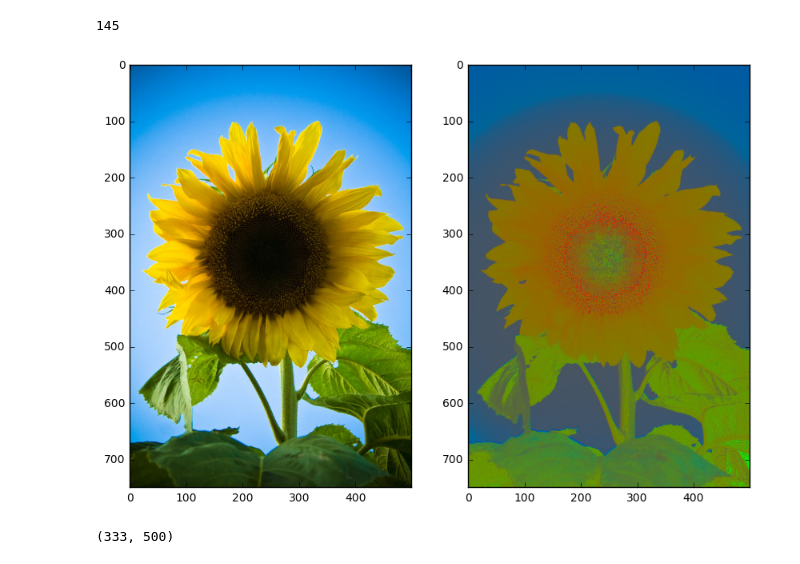
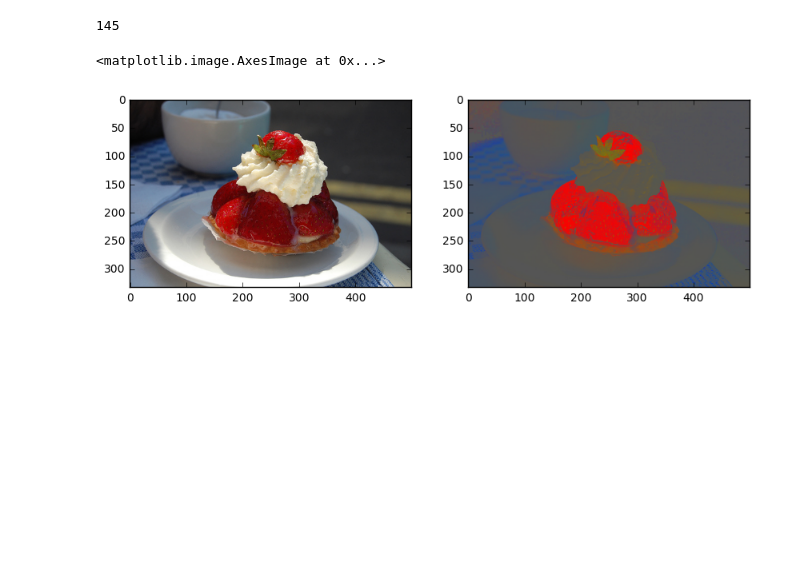
Before and after one commit to GrimReaperSam/SILE, a Jupyter notebook: Segmentation.ipynb, the cells around one changed output. Drawn from its saved outputs; the diff is of its cells as text; code cells hidden in the pictures; blank space fills up the shorter version.

```diff
--- a/Segmentation.ipynb
+++ b/Segmentation.ipynb
@@ -60,5 +34,5 @@ array([[  0.00000000e+00,   0.00000000e+00,   0.00000000e+00,
 # %%
-filename = 'z-values/sunflower.pkl'
+filename = 'z-values/strawberry-local.pkl'
 zcollection = pickle.load(open(filename, 'rb'))
 
 for key in zcollection.reject('lightness_layout', 'chroma_layout', 'hue_layout', 'details_hist',
@@ -66,7 +40,7 @@ for key in zcollection.reject('lightness_layout', 'chroma_layout', 'hue_layout',
     dir_path = base_path / key
     dir_path.mkdir(exist_ok=True, parents=True)
 
-keyword = 'flickr-sunflower'
+keyword = 'strawberry-1'
 image = imread(originals_path / ('%s.jpg' % keyword))
 seg_b = imread(masks_path / ('%s-mask.png' % keyword)).astype(np.bool)
 
@@ -229,25 +238,15 @@ a[a>0].size
 # %%
 res = image.astype(np.float32)
 rgb_sum = image.sum(axis=2)
-r = res[:, :, 0] / rgb_sum
-g = res[:, :, 1] / rgb_sum
-b = res[:, :, 2] / rgb_sum
 
-res = np.dstack([r, g, b])
+res = image / rgb_sum[..., np.newaxis]
 
 plt.rcParams['figure.figsize'] = 10, 10
-
 plt.subplot(121)
 plt.imshow(image)
 
 plt.subplot(122)
 plt.imshow(res)
-
-imsave('original.jpg', image)
-imsave('result.jpg', res)
 # %% [output]
+<matplotlib.image.AxesImage at 0x...>
-[figure, old version]
+[figure, new version]
-# %%
-.shape
-# %% [output]
-(333, 500)
```
Also changed, not shown: parts of 8 cells of this notebook, 3 other files.
